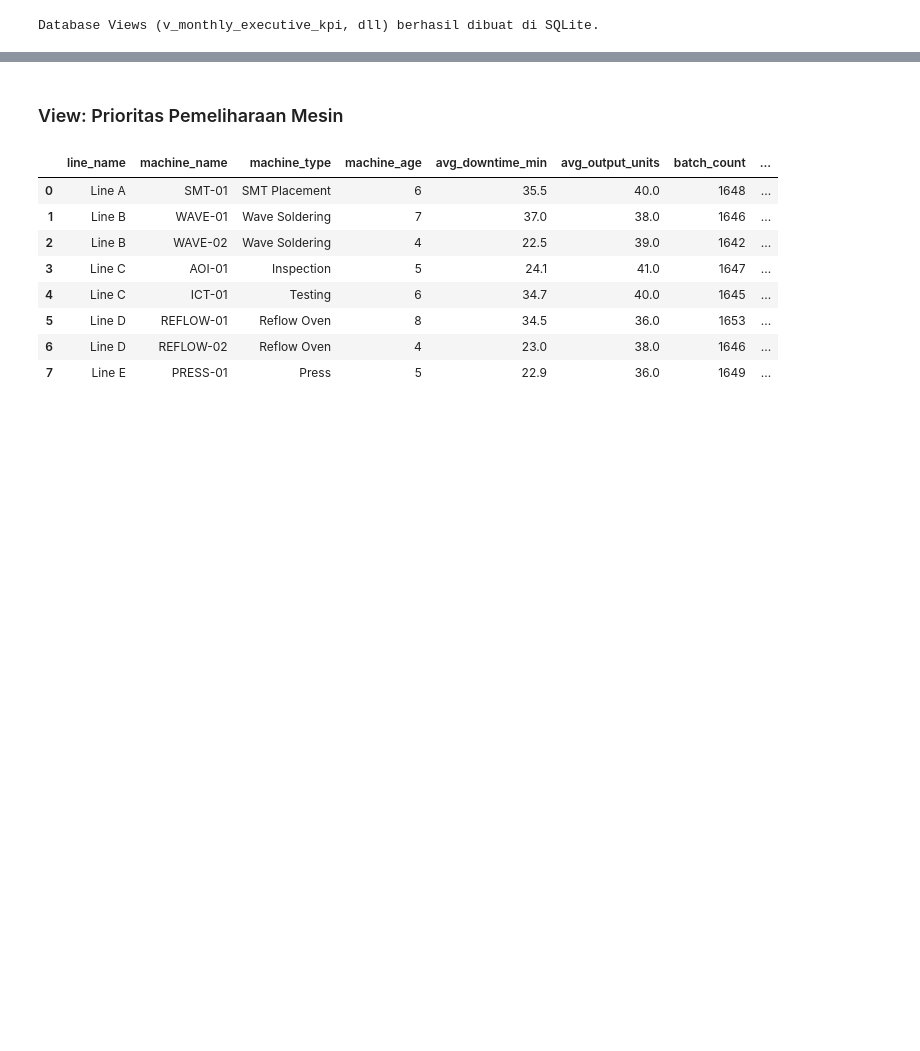
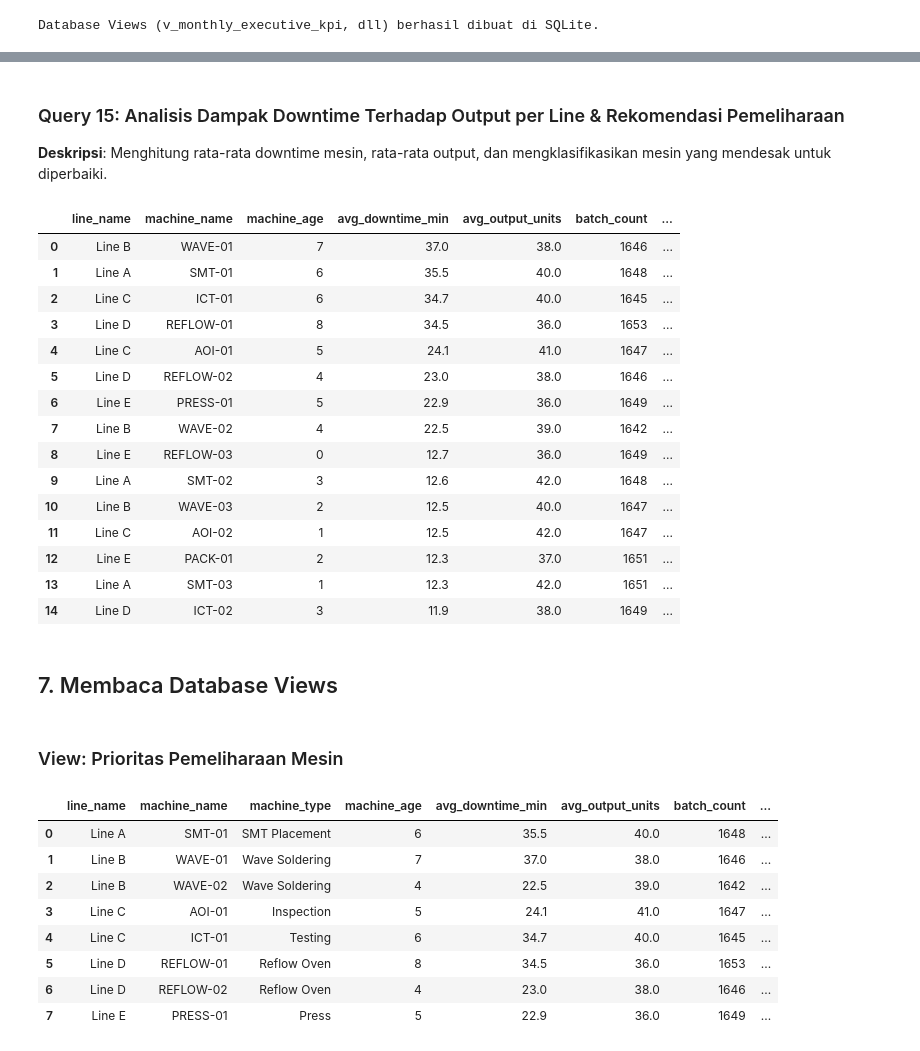
Before and after one commit to 7mtaqiyuddinh/manufacturing-end-to-end-data-portfolio, a Jupyter notebook: sql/sql_analysis.ipynb, the cells around one changed output, grey strips where cells are left out. Cells and saved outputs as stored; diff of their text form; code cells hidden in the pictures; blank space fills up the shorter version.

```diff
--- a/sql/sql_analysis.ipynb
+++ b/sql/sql_analysis.ipynb
@@ -265,3 +599,57 @@ pd.read_sql_query(q13, conn)
+# %% [markdown]
+### Query 15: Analisis Dampak Downtime Terhadap Output per Line & Rekomendasi Pemeliharaan
+**Deskripsi**: Menghitung rata-rata downtime mesin, rata-rata output, dan mengklasifikasikan mesin yang mendesak untuk diperbaiki.
+# %%
+query_15 = """
+WITH machine_downtime AS (
+    SELECT
+        pf.line_id,
+        l.line_name,
+        m.machine_name,
+        (2024 - m.purchase_year) AS machine_age,
+        AVG(pf.downtime_minutes) AS avg_downtime,
+        AVG(pf.output_qty) AS avg_output,
+        COUNT(*) AS batch_count
+    FROM production_fact pf
+    JOIN line_dim l ON pf.line_id = l.line_id
+    JOIN machine_dim m ON pf.machine_id = m.machine_id
+    GROUP BY pf.line_id, l.line_name, m.machine_name, m.purchase_year
+)
+SELECT
+    line_name,
+    machine_name,
+    machine_age,
+    ROUND(avg_downtime, 1) AS avg_downtime_min,
+    ROUND(avg_output, 0) AS avg_output_units,
+    batch_count,
+    CASE
+        WHEN machine_age > 5 AND avg_downtime > 30 THEN 'PRIORITAS TINGGI - Perlu preventive maintenance segera'
+        WHEN machine_age > 3 AND avg_downtime > 20 THEN 'PRIORITAS SEDANG - Jadwalkan maintenance rutin'
+        ELSE 'NORMAL - Lanjutkan monitoring'
+    END AS maintenance_recommendation
+FROM machine_downtime
+ORDER BY avg_downtime DESC;
+"""
+pd.read_sql_query(query_15, conn)
+# %% [output]
+|  | line_name | machine_name | machine_age | avg_downtime_min | avg_output_units | batch_count | ... |
+| 0 | Line B | WAVE-01 | 7 | 37.0 | 38.0 | 1646 | ... |
+| 1 | Line A | SMT-01 | 6 | 35.5 | 40.0 | 1648 | ... |
+| 2 | Line C | ICT-01 | 6 | 34.7 | 40.0 | 1645 | ... |
+| 3 | Line D | REFLOW-01 | 8 | 34.5 | 36.0 | 1653 | ... |
+| 4 | Line C | AOI-01 | 5 | 24.1 | 41.0 | 1647 | ... |
+| 5 | Line D | REFLOW-02 | 4 | 23.0 | 38.0 | 1646 | ... |
+| 6 | Line E | PRESS-01 | 5 | 22.9 | 36.0 | 1649 | ... |
+| 7 | Line B | WAVE-02 | 4 | 22.5 | 39.0 | 1642 | ... |
+| 8 | Line E | REFLOW-03 | 0 | 12.7 | 36.0 | 1649 | ... |
+| 9 | Line A | SMT-02 | 3 | 12.6 | 42.0 | 1648 | ... |
+| 10 | Line B | WAVE-03 | 2 | 12.5 | 40.0 | 1647 | ... |
+| 11 | Line C | AOI-02 | 1 | 12.5 | 42.0 | 1647 | ... |
+| 12 | Line E | PACK-01 | 2 | 12.3 | 37.0 | 1651 | ... |
+| 13 | Line A | SMT-03 | 1 | 12.3 | 42.0 | 1651 | ... |
+| 14 | Line D | ICT-02 | 3 | 11.9 | 38.0 | 1649 | ... |
+# %% [markdown]
+## 7. Membaca Database Views
 # %% [markdown]
 ### View: Prioritas Pemeliharaan Mesin
 # %%
```
Also changed, not shown: parts of 46 cells of this notebook.
